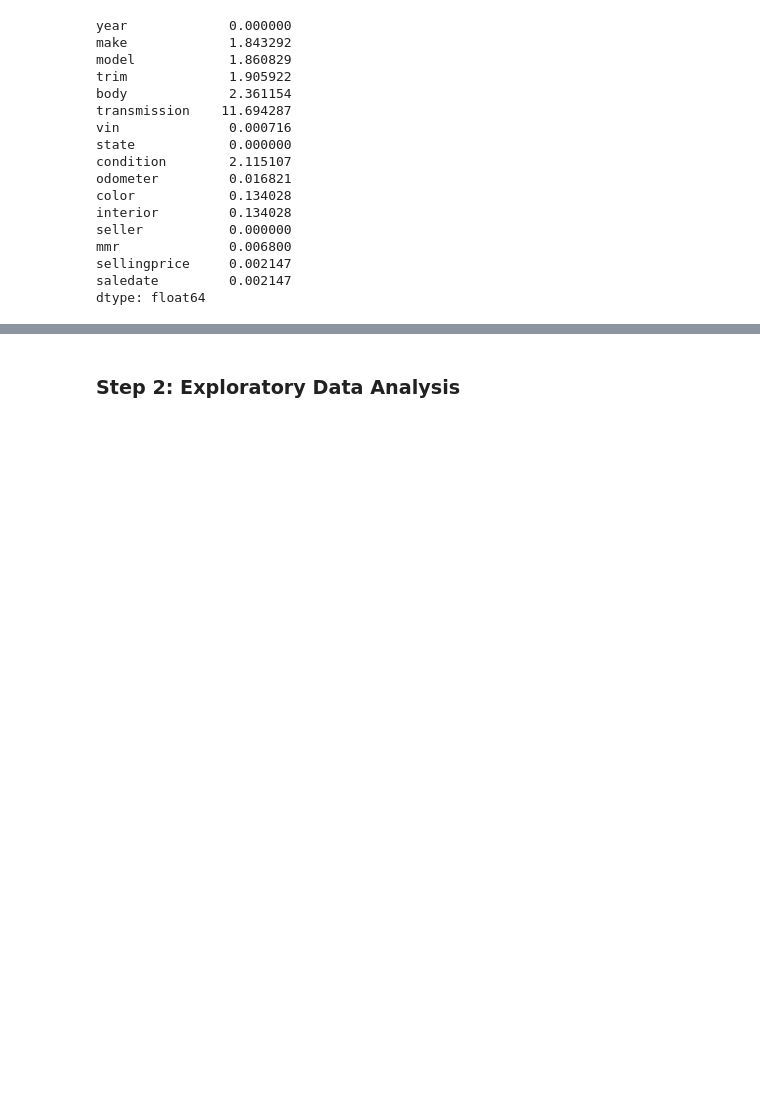
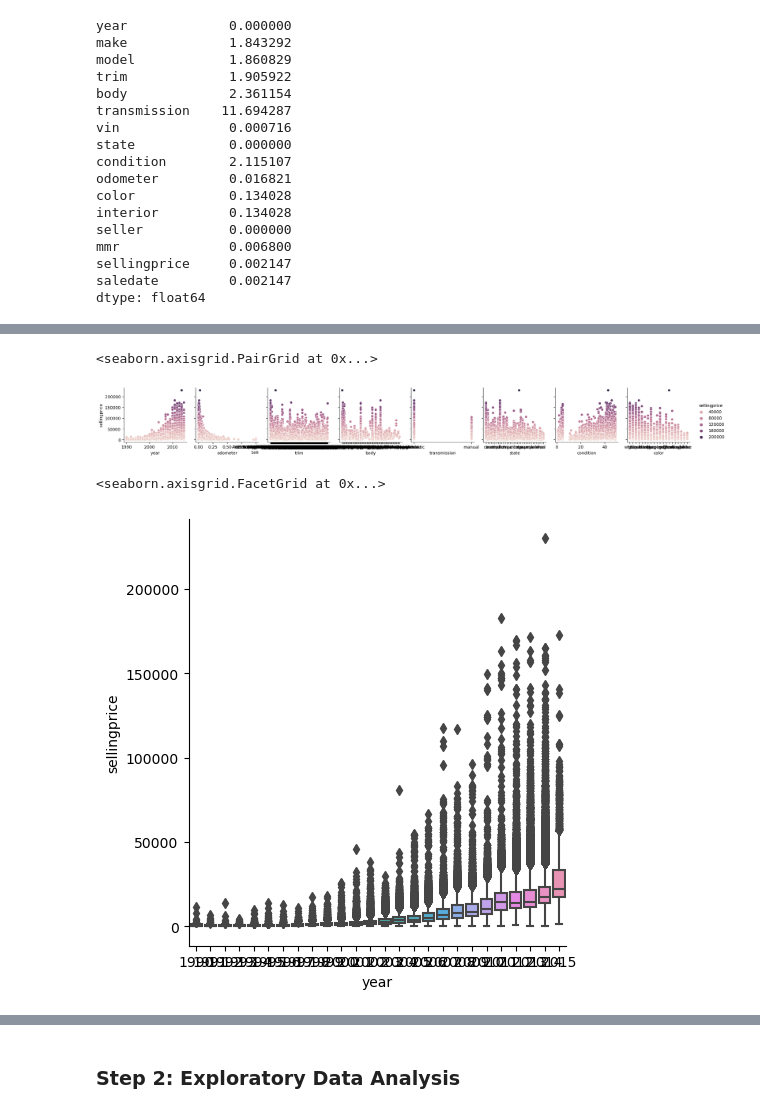
Before and after one commit to Graci98/Price_Predictions, a Jupyter notebook: Car_Price_Predictions.ipynb, the cells around one changed output, grey strips where cells are left out. Saved outputs shown, nothing was run; the diff lists cells and outputs as text; code cells hidden in the pictures; blank space fills up the shorter version.

```diff
--- a/Car_Price_Predictions.ipynb
+++ b/Car_Price_Predictions.ipynb
@@ -105 +97,18 @@ car_prices_df
+# %%
+#car_prices_df["make"] = car_prices_df["make"].fillna("0")
+#car_prices_df.head()
+x_vars= ["year", "odometer", "trim", "body", "transmission","state", "condition", "color"]
+y_vars= ["sellingprice"]
+g= sns.PairGrid(car_prices_df, hue="make", x_vars=x_vars, y_vars=y_vars)
+g.map_diag(sns.histplot, color=".3")
+g.map_offdiag(sns.scatterplot)
+g.add_legend()
+# %% [output]
+<seaborn.axisgrid.PairGrid at 0x...>
+[figure]
+# %%
+sns.catplot(data=car_prices_df, x="year", y="sellingprice", kind="box")
+# %% [output]
+<seaborn.axisgrid.FacetGrid at 0x...>
+[figure, added]
 # %%
```
Also changed, not shown: parts of 33 cells of this notebook.
